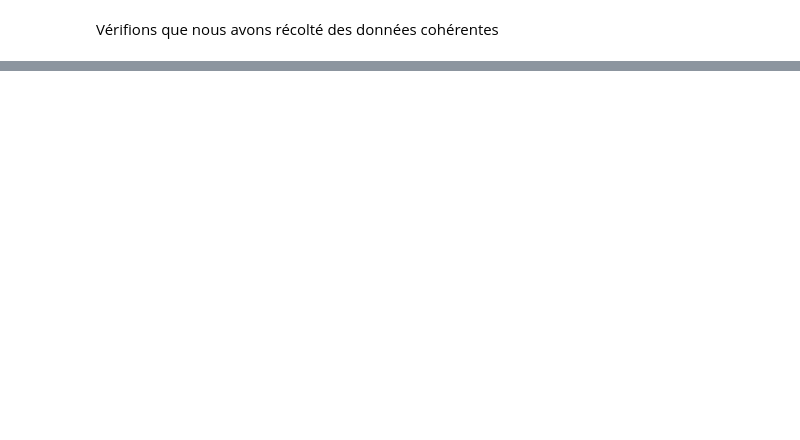
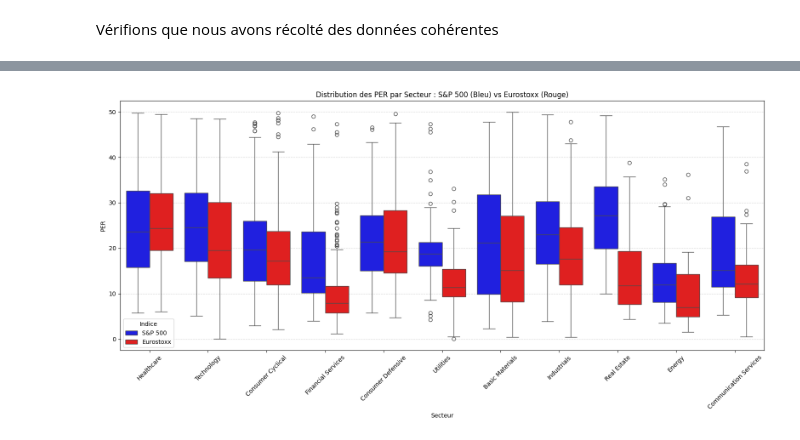
Before and after one commit to tnourlyn/Projet-Python---The-Transatlantic-valuation-guide, a Jupyter notebook: Analyse préliminaire des données/Analyse_preliminaire.ipynb, the cells around one changed output, grey strips where cells are left out. Drawn from its saved outputs; the diff is of its cells as text; code cells hidden in the pictures; blank space fills up the shorter version.

```diff
--- a/Analyse préliminaire des données/Analyse_preliminaire.ipynb
+++ b/Analyse préliminaire des données/Analyse_preliminaire.ipynb
@@ -83,0 +227,32 @@ top_5_equity_STX600.head()
+# %%
+# Faisons un graphique récapitulatif pour mieux visaliser ces différences
+# On ajoute une colonne 'Indice' à chacun des data frame pour pouvoir les fusionner tout en gardant la source
+df_SP500['Indice'] = 'S&P 500'
+df_STX600['Indice'] = 'Eurostoxx'
+
+# On fusionne tout dans un seul DataFrame
+df_combined = pd.concat([df_SP500, df_STX600])
+
+# 4. Créer le graphique
+plt.figure(figsize=(16, 8))
+
+# Utilisation d'un boxplot pour comparer les distributions
+sns.boxplot(
+    data=df_combined,
+    x='Sector',
+    y='PER_calcule',
+    hue='Indice',  # Groupe par indice (S&P vs Eurostoxx)
+    palette={'S&P 500': 'blue', 'Eurostoxx': 'red'}
+)
+
+plt.title('Distribution des PER par Secteur : S&P 500 (Bleu) vs Eurostoxx (Rouge)')
+plt.xlabel('Secteur')
+plt.ylabel('PER')
+plt.xticks(rotation=45)  #Lisibilité
+plt.grid(True, axis='y', linestyle='--', alpha=0.5)
+plt.legend(title='Indice')
+
+plt.tight_layout()
+plt.show()
+# %% [output]
+[figure, added]
```
Also changed, not shown: parts of 17 cells of this notebook, 8 other files.
